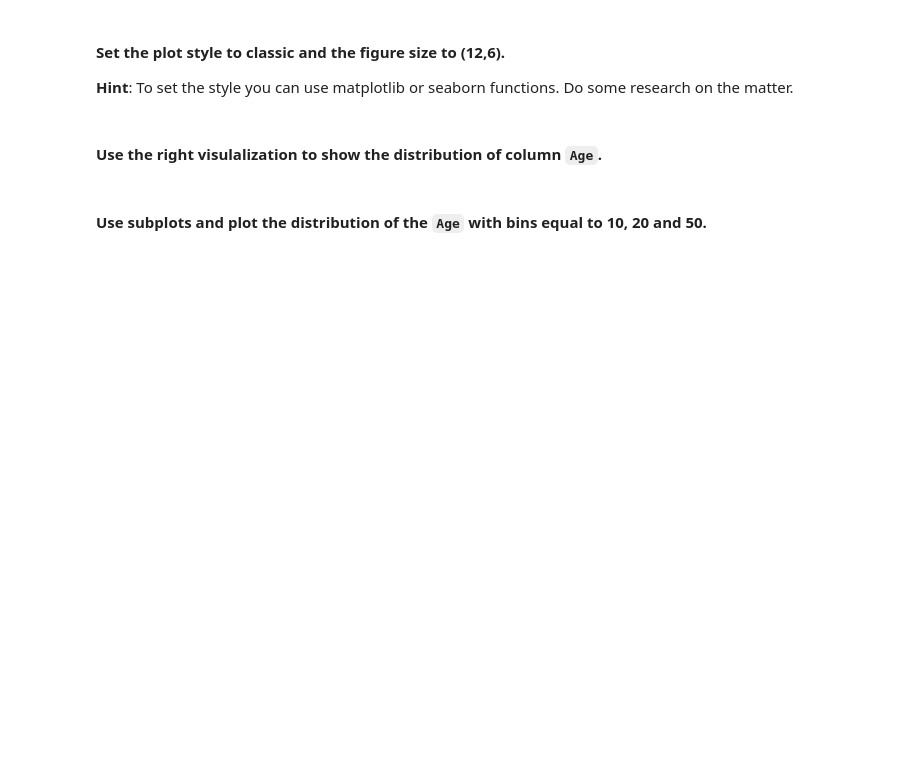
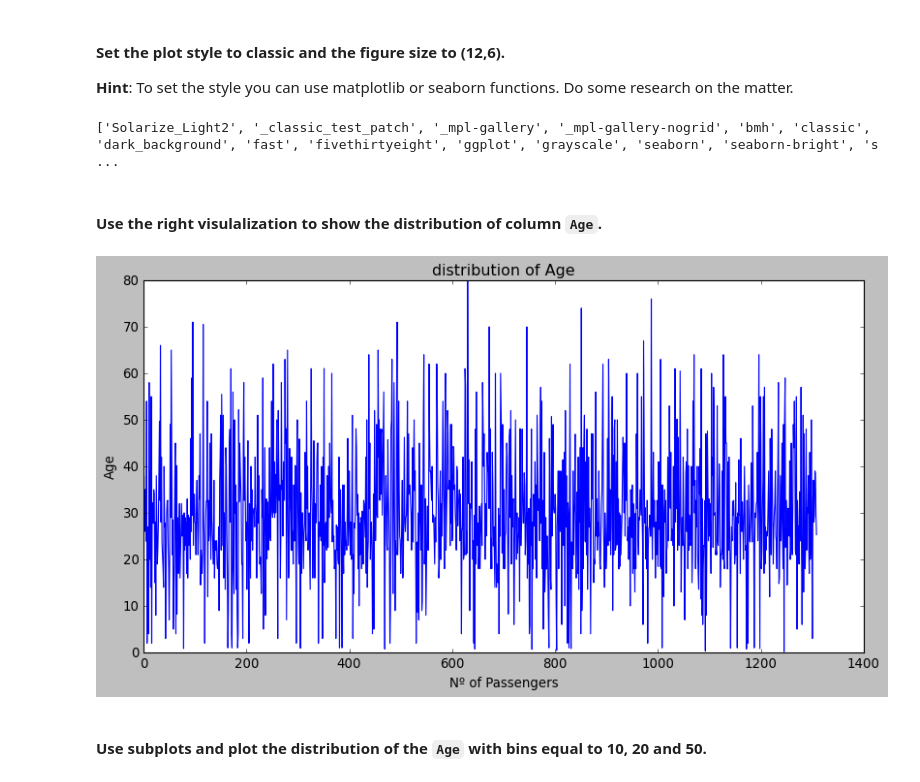
Before and after one commit to alvaro-saez/dataptmad1121_labs, a Jupyter notebook: module-2/matplotlib-seaborn/your-code/[matplotlib-seaborn] Alvaro Saez.ipynb, the cells around one changed output. Saved outputs shown, nothing was run; the diff lists cells and outputs as text; code cells hidden in the pictures; blank space fills up the shorter version.

Commit message:
lab matplotlib-seaborn challenge 3

```diff
--- a/module-2/matplotlib-seaborn/your-code/[matplotlib-seaborn] Alvaro Saez.ipynb
+++ b/module-2/matplotlib-seaborn/your-code/[matplotlib-seaborn] Alvaro Saez.ipynb
@@ -303,0 +290,5 @@ plt.show()
+# %%
+# your code here
+titanic_db = pd.read_csv("../data/titanic.csv", sep=",", index_col=False)
+titanic_db["count"] = 1
+titanic_db.head()
@@ -319,3 +351,6 @@ plt.show()
 **Hint**: To set the style you can use matplotlib or seaborn functions. Do some research on the matter.
 # %%
 # your code here
+print(plt.style.available)
+# %% [output]
+['Solarize_Light2', '_classic_test_patch', '_mpl-gallery', '_mpl-gallery-nogrid', 'bmh', 'classic', 'dark_background', 'fast', 'fivethirtyeight', 'ggplot', 'grayscale', 'seaborn', 'seaborn-bright', 's ...
@@ -326,2 +361,13 @@ plt.show()
+# %%
+# your code here
+fig_titanic_age, ax_titanic_age =  plt.subplots(nrows=1, ncols=1,figsize=(12, 6))
+ax_titanic_age.plot(titanic_db["Age"].tolist())
+ax_titanic_age.set_xlabel("Nº of Passengers")
+ax_titanic_age.set_ylabel("Age")
+ax_titanic_age.set_title("distribution of Age")
+plt.style.use('classic')
+plt.show()
+# %% [output]
+[figure, added]
 # %% [markdown]
 #### Use subplots and plot the distribution of the `Age`  with bins equal to 10, 20 and 50.
```
Also changed, not shown: parts of 22 cells of this notebook.
